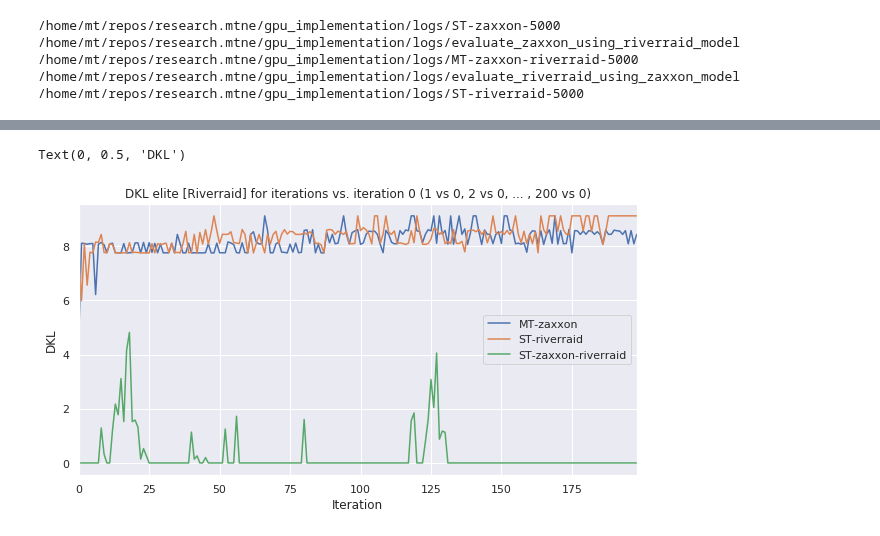
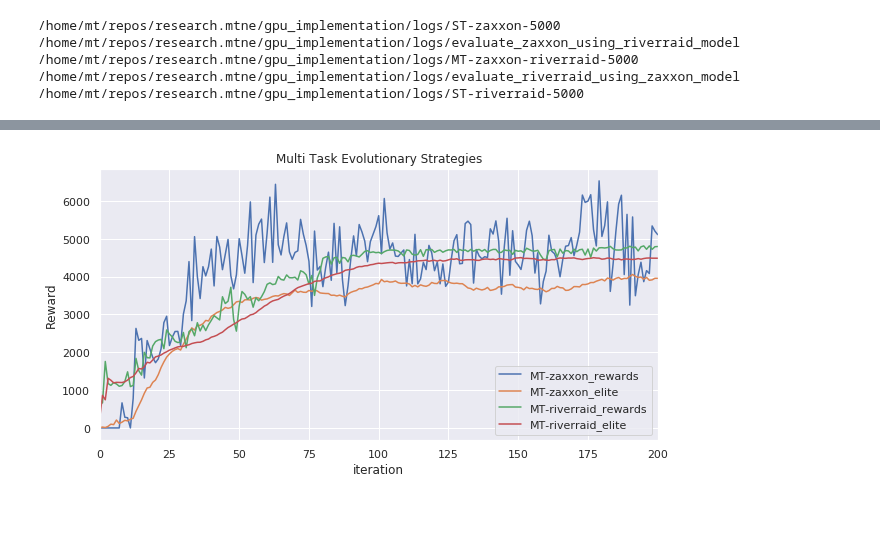
Before and after one commit to deyandyankov/research.mtne, a Jupyter notebook: gpu_implementation/analysis/all_plots.ipynb, the cells around one changed output, grey strips where cells are left out. Drawn from its saved outputs; the diff is of its cells as text; code cells hidden in the pictures.

Commit message:
Latest plots now exported to .eps

```diff
--- a/gpu_implementation/analysis/all_plots.ipynb
+++ b/gpu_implementation/analysis/all_plots.ipynb
@@ -188,13 +47,12 @@ Text(0, 0.5, 'DKL')
-# %%
-dkl_from0_elite_1 = pd.DataFrame.from_dict({
-    'MT-zaxxon': [utils.compute_dkl(experiments['MT'], 1, i, bin_size, epsilon, elite_or_rewards='elite', from_0=True) for i in range(1, iterations)],
-    'ST-riverraid': [utils.compute_dkl(experiments['ST-riverraid'], 0, i, bin_size, epsilon, elite_or_rewards='elite', from_0=True) for i in range(1, iterations)],
-    'ST-zaxxon-riverraid': [utils.compute_dkl(experiments['ST-zaxxon-riverraid'], 0, i, bin_size, epsilon, elite_or_rewards='elite', from_0=True) for i in range(1, iterations)]
-})
-p = dkl_from0_elite_1.plot()
-p.set_title("DKL elite [Riverraid] for iterations vs. iteration 0 (1 vs 0, 2 vs 0, ... , 200 vs 0)")
-p.set_xlabel("Iteration")
-p.set_ylabel("DKL")
-# %% [output]
-Text(0, 0.5, 'DKL')
-[figure, removed]
+# %%
+# 1) MTES rewards (both offspring and elite)
+# x axis: iterations (0 to 200)
+# y axis: rewards
+# lines: (a) riverraid, offspring; (b) riverraid, elite; (c) zaxxon, offspring; (d) zaxxon, elite.
+p = experiments['MT']['rewards'].plot()
+p.set_title('Multi Task Evolutionary Strategies')
+p.set_ylabel('Reward')
+p.set(xlim=(0, iterations))
+p.get_figure().savefig("plot1.eps")
+# %% [output]
+[figure, added]
```
Also changed, not shown: parts of 45 cells of this notebook, 21 other files.
